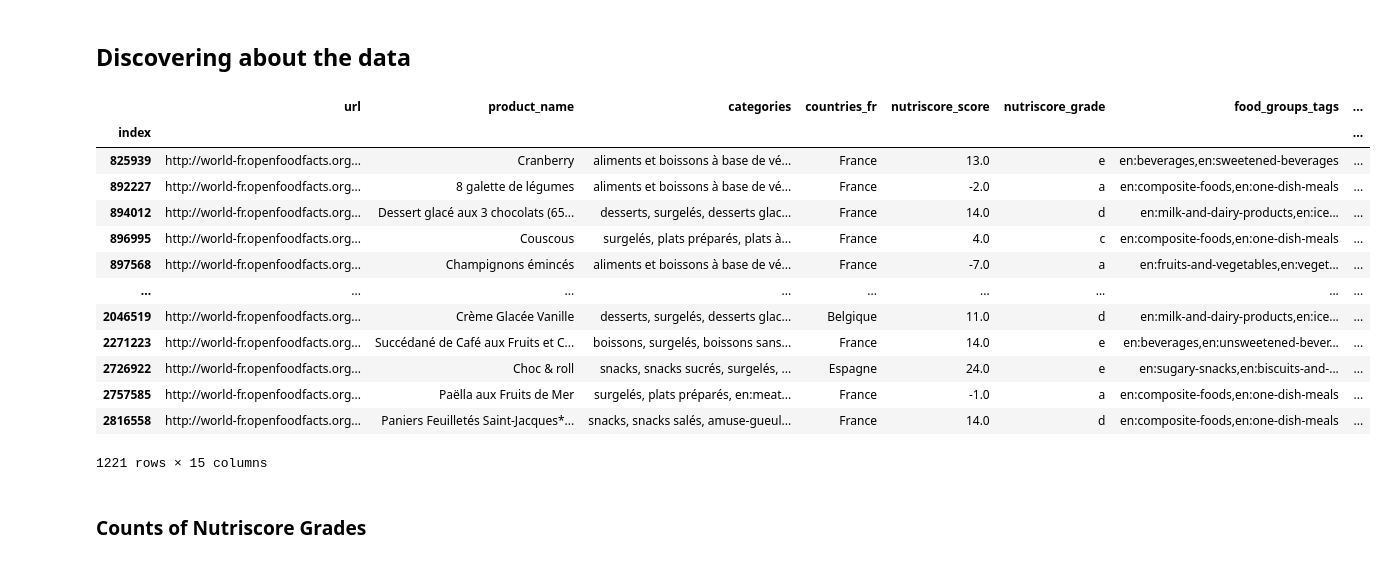
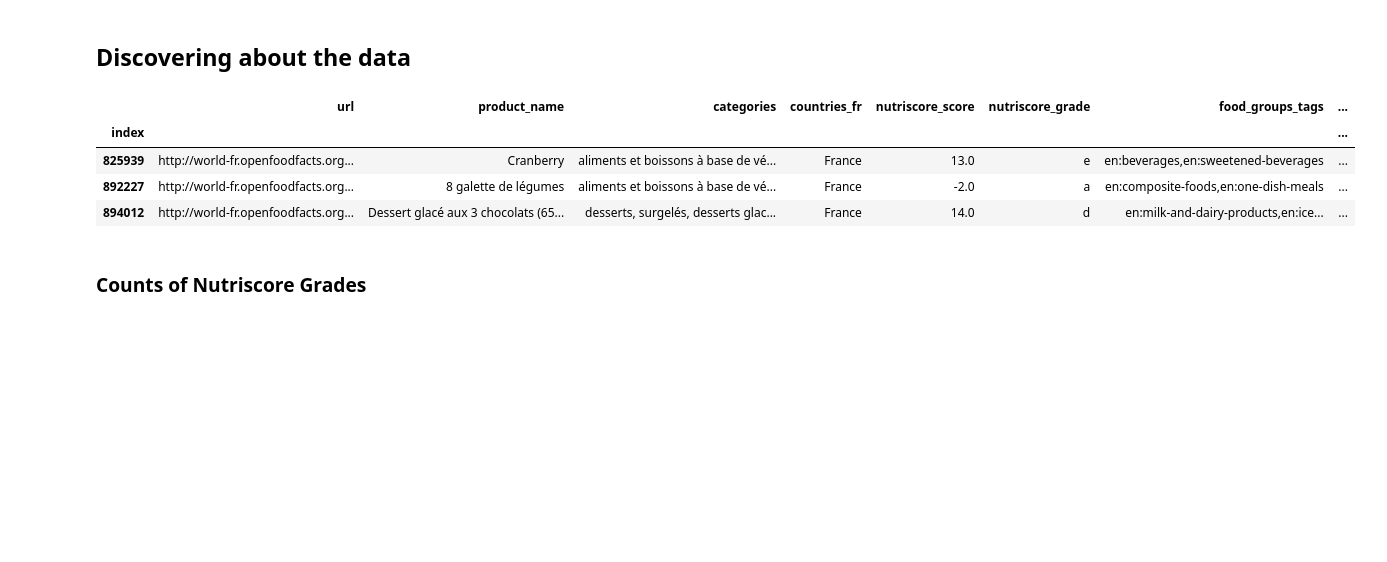
Before and after one commit to SYusupov/DecisionModelling_CS, a Jupyter notebook: project/electre-tri.ipynb, the cells around one changed output. Saved outputs shown, nothing was run; the diff lists cells and outputs as text; code cells hidden in the pictures; blank space fills up the shorter version.

```diff
--- a/project/electre-tri.ipynb
+++ b/project/electre-tri.ipynb
@@ -13,23 +11,15 @@ import matplotlib.pyplot as plt
 ## Discovering about the data
 # %%
 df = pd.read_csv("ourData.csv", index_col="index")
+df.dropna(inplace=True)
 # %%
-df
+df.head(3)
 # %% [output]
 |  | url | product_name | categories | countries_fr | nutriscore_score | nutriscore_grade | food_groups_tags | ... |
 | index |  |  |  |  |  |  |  | ... |
 | 825939 | http://world-fr.openfoodfacts.org... | Cranberry | aliments et boissons à base de vé... | France | 13.0 | e | en:beverages,en:sweetened-beverages | ... |
 | 892227 | http://world-fr.openfoodfacts.org... | 8 galette de légumes | aliments et boissons à base de vé... | France | -2.0 | a | en:composite-foods,en:one-dish-meals | ... |
 | 894012 | http://world-fr.openfoodfacts.org... | Dessert glacé aux 3 chocolats (65... | desserts, surgelés, desserts glac... | France | 14.0 | d | en:milk-and-dairy-products,en:ice... | ... |
-| 896995 | http://world-fr.openfoodfacts.org... | Couscous | surgelés, plats préparés, plats à... | France | 4.0 | c | en:composite-foods,en:one-dish-meals | ... |
-| 897568 | http://world-fr.openfoodfacts.org... | Champignons émincés | aliments et boissons à base de vé... | France | -7.0 | a | en:fruits-and-vegetables,en:veget... | ... |
-| ... | ... | ... | ... | ... | ... | ... | ... | ... |
-| 2046519 | http://world-fr.openfoodfacts.org... | Crème Glacée Vanille | desserts, surgelés, desserts glac... | Belgique | 11.0 | d | en:milk-and-dairy-products,en:ice... | ... |
-| 2271223 | http://world-fr.openfoodfacts.org... | Succédané de Café aux Fruits et C... | boissons, surgelés, boissons sans... | France | 14.0 | e | en:beverages,en:unsweetened-bever... | ... |
-| 2726922 | http://world-fr.openfoodfacts.org... | Choc & roll | snacks, snacks sucrés, surgelés, ... | Espagne | 24.0 | e | en:sugary-snacks,en:biscuits-and-... | ... |
-| 2757585 | http://world-fr.openfoodfacts.org... | Paëlla aux Fruits de Mer | surgelés, plats préparés, en:meat... | France | -1.0 | a | en:composite-foods,en:one-dish-meals | ... |
-| 2816558 | http://world-fr.openfoodfacts.org... | Paniers Feuilletés Saint-Jacques*... | snacks, snacks salés, amuse-gueul... | France | 14.0 | d | en:composite-foods,en:one-dish-meals | ... |
-1221 rows × 15 columns
 # %% [markdown]
 ### Counts of Nutriscore Grades
 # %%
```
Also changed, not shown: parts of 28 cells of this notebook.
